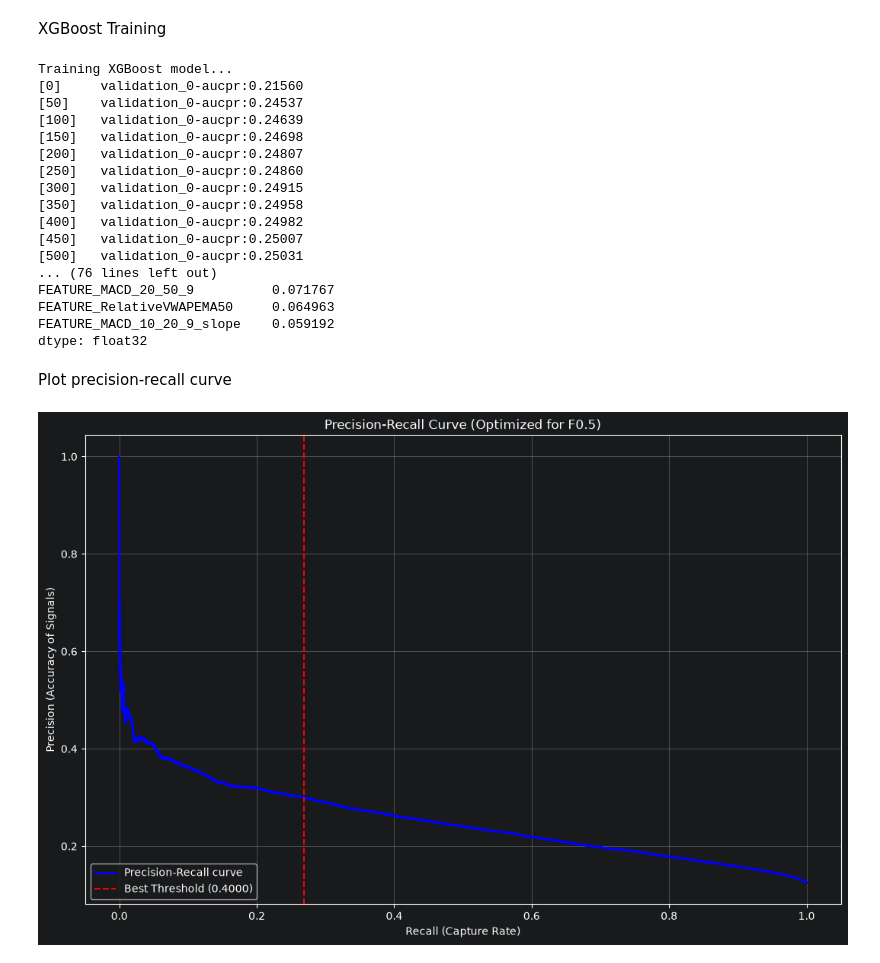
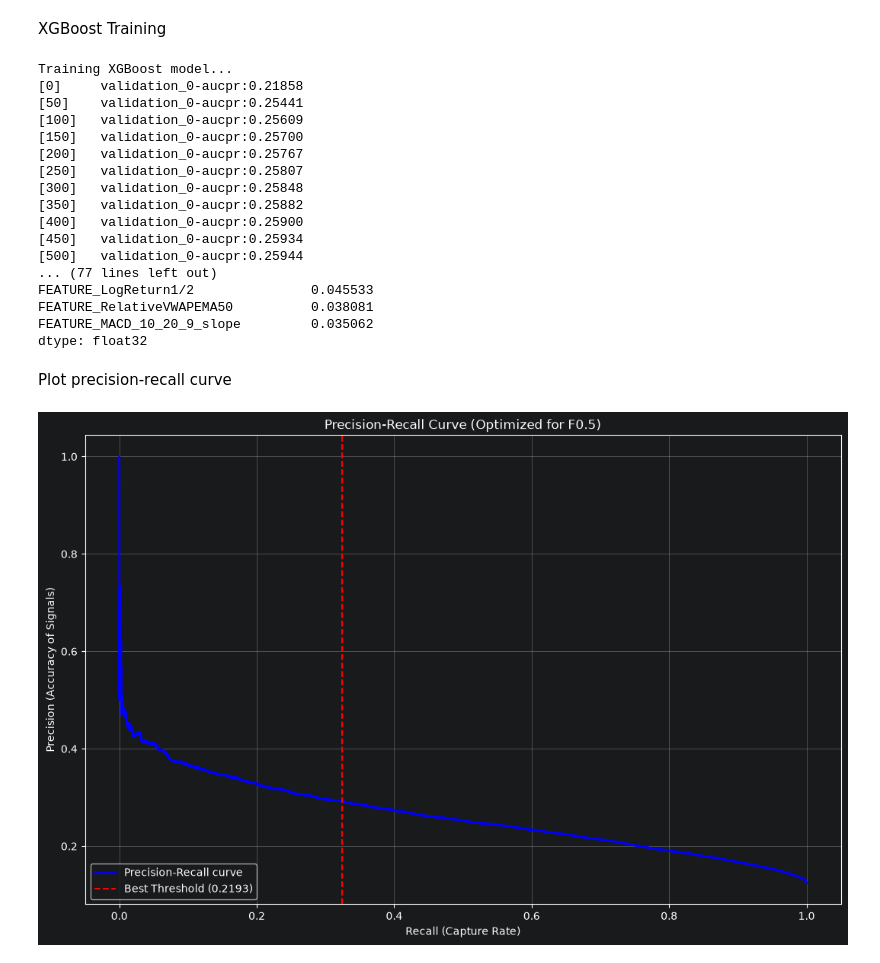
Before and after one commit to NewtonHatesApples/randomProject1, a Jupyter notebook: analysis.ipynb, the cells around one changed output. Cells and saved outputs as stored; diff of their text form; code cells hidden in the pictures.

```diff
--- a/analysis.ipynb
+++ b/analysis.ipynb
@@ -80,12 +84,40 @@ for fast, slow in macd_settings:
 train_df = pd.concat(macd_frames_train, axis=1)
 test_df = pd.concat(macd_frames_test, axis=1)
 
-# FEATURE 4: LAGGED RETURNS
+# FEATURE 4: LAGGED RETURNS (+ Kurtosis)
 ret_window = [[0, 1], [1, 2]]
+# kurt_window = [6, 12]
 for w in ret_window:
     lag1, lag2 = w[0], w[1]
     train_df[f"FEATURE_LogReturn{lag1}/{lag2}"] = calculate_log_interval_ret(train_data["Close"], lag1, lag2)
     test_df[f"FEATURE_LogReturn{lag1}/{lag2}"] = calculate_log_interval_ret(test_data["Close"], lag1, lag2)
+# for w in kurt_window:
+#     train_df[f"FEATURE_ReturnKurt{w}"] = train_data["Close"].pct_change().rolling(window=w, min_periods=w).kurt()
+#     test_df[f"FEATURE_ReturnKurt{w}"] = test_data["Close"].pct_change().rolling(window=w, min_periods=w).kurt()
+
+# FEATURE 5: MINUTE OF DAY (Cryptos most trade ~10am-2pm EST, EST = UTC-5)
+# train_data["MinuteNow"] = np.mod(np.floor((train_data["OpenTimestamp[ms]"] - 5 * 3600 * 1000) / (60 * 1000)), 1440)
+# train_data["CosineMinuteOfDay"] = np.cos(2 * np.pi * train_data["MinuteNow"] / 1440)
+# train_df["FEATURE_SquaredCosineMinuteOfDay"] = train_data["CosineMinuteOfDay"] * np.abs(train_data["CosineMinuteOfDay"])
+# test_data["MinuteNow"] = np.mod(np.floor((test_data["OpenTimestamp[ms]"] - 5 * 3600 * 1000) / (60 * 1000)), 1440)
+# test_data["CosineMinuteOfDay"] = np.cos(2 * np.pi * test_data["MinuteNow"] / 1440)
+# test_df["FEATURE_SquaredCosineMinuteOfDay"] = test_data["CosineMinuteOfDay"] * np.abs(test_data["CosineMinuteOfDay"])
+
+# FEATURE 6: Intra-5m volatility (Garman-Klass)
+volat_window = [6, 12]
+train_data["Intra5m_G-K_Volatility_Component"] = 0.5 * np.log(train_data["High"] / train_data["Low"]) ** 2 - (2 * np.log(2) - 1) * (np.log(train_data["Close"] / train_data["Open"])) ** 2
+test_data["Intra5m_G-K_Volatility_Component"] = 0.5 * np.log(test_data["High"] / test_data["Low"]) ** 2 - (2 * np.log(2) - 1) * (np.log(test_data["Close"] / test_data["Open"])) ** 2
+for w in volat_window:
+    train_df["FEATURE_LogRollingG-KVolatility"] = np.log(train_data["Intra5m_G-K_Volatility_Component"].rolling(window=w, min_periods=w).mean())
+    test_df["FEATURE_LogRollingG-KVolatility"] = np.log(test_data["Intra5m_G-K_Volatility_Component"].rolling(window=w, min_periods=w).mean())
+
+# FEATURE 7: BUY/SELL RATIO
+# buy_sell_windows = [1, 2]
+# train_data["TakerSellBaseVolume"] = train_data["Volume"] - train_data["TakerBuyBaseVolume"]
+# test_data["TakerSellBaseVolume"] = test_data["Volume"] - test_data["TakerBuyBaseVolume"]
+# for w in buy_sell_windows:
+#     train_df[f"BuyToSellRatio{w}"] = train_data["TakerBuyBaseVolume"].rolling(window=w, min_periods=w).sum() / train_data["TakerSellBaseVolume"].rolling(window=w, min_periods=w).sum()
+#     test_df[f"BuyToSellRatio{w}"] = test_data["TakerBuyBaseVolume"].rolling(window=w, min_periods=w).sum() / test_data["TakerSellBaseVolume"].rolling(window=w, min_periods=w).sum()
 # %% [markdown]
 Random Matrix Theory
 # %%
@@ -234,33 +266,33 @@ print("\n=== Features Importance ===")
 print(importance.nlargest(50))
 # %% [output]
 Training XGBoost model...
-[0]     validation_0-aucpr:0.21560
-[50]    validation_0-aucpr:0.24537
-[100]   validation_0-aucpr:0.24639
-[150]   validation_0-aucpr:0.24698
-[200]   validation_0-aucpr:0.24807
-[250]   validation_0-aucpr:0.24860
-[300]   validation_0-aucpr:0.24915
-[350]   validation_0-aucpr:0.24958
-[400]   validation_0-aucpr:0.24982
-[450]   validation_0-aucpr:0.25007
-[500]   validation_0-aucpr:0.25031
-... (76 lines left out)
-FEATURE_MACD_20_50_9          0.071767
-FEATURE_RelativeVWAPEMA50     0.064963
-FEATURE_MACD_10_20_9_slope    0.059192
+[0]     validation_0-aucpr:0.21858
+[50]    validation_0-aucpr:0.25441
+[100]   validation_0-aucpr:0.25609
+[150]   validation_0-aucpr:0.25700
+[200]   validation_0-aucpr:0.25767
+[250]   validation_0-aucpr:0.25807
+[300]   validation_0-aucpr:0.25848
+[350]   validation_0-aucpr:0.25882
+[400]   validation_0-aucpr:0.25900
+[450]   validation_0-aucpr:0.25934
+[500]   validation_0-aucpr:0.25944
+... (77 lines left out)
+FEATURE_LogReturn1/2               0.045533
+FEATURE_RelativeVWAPEMA50          0.038081
+FEATURE_MACD_10_20_9_slope         0.035062
 dtype: float32
 # %% [markdown]
 Plot precision-recall curve
 # %%
 plt.figure(figsize=(1280, 800, "px"))
 plt.plot(recalls, precisions, label='Precision-Recall curve', color='blue', lw=2)
-plt.axvline(x=recalls[np.argmax(f05_scores[:-1])], color='red', linestyle='--', label=f'Best Threshold ({best_threshold:.4f})')
+plt.axvline(x=recalls[np.argmax(f05_scores[:-1])], color='red', linestyle='--', label=f'Best Threshold ({thresholds[np.argmax(f05_scores[:-1])]:.4f})')
 plt.xlabel('Recall (Capture Rate)')
 plt.ylabel('Precision (Accuracy of Signals)')
 plt.title('Precision-Recall Curve (Optimized for F0.5)')
 plt.legend(loc="lower left")
 plt.grid(True)
 plt.show()
 # %% [output]
-[figure, old version]
+[figure, new version]
```
Also changed, not shown: parts of 1 cell of this notebook, 1 other file.
